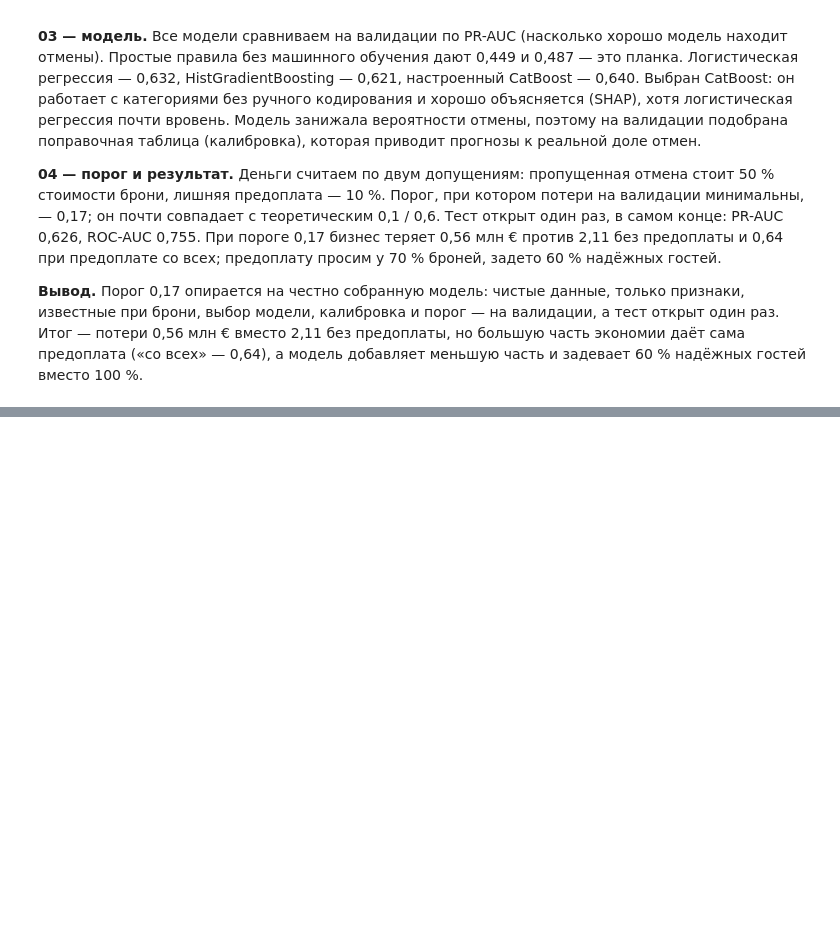
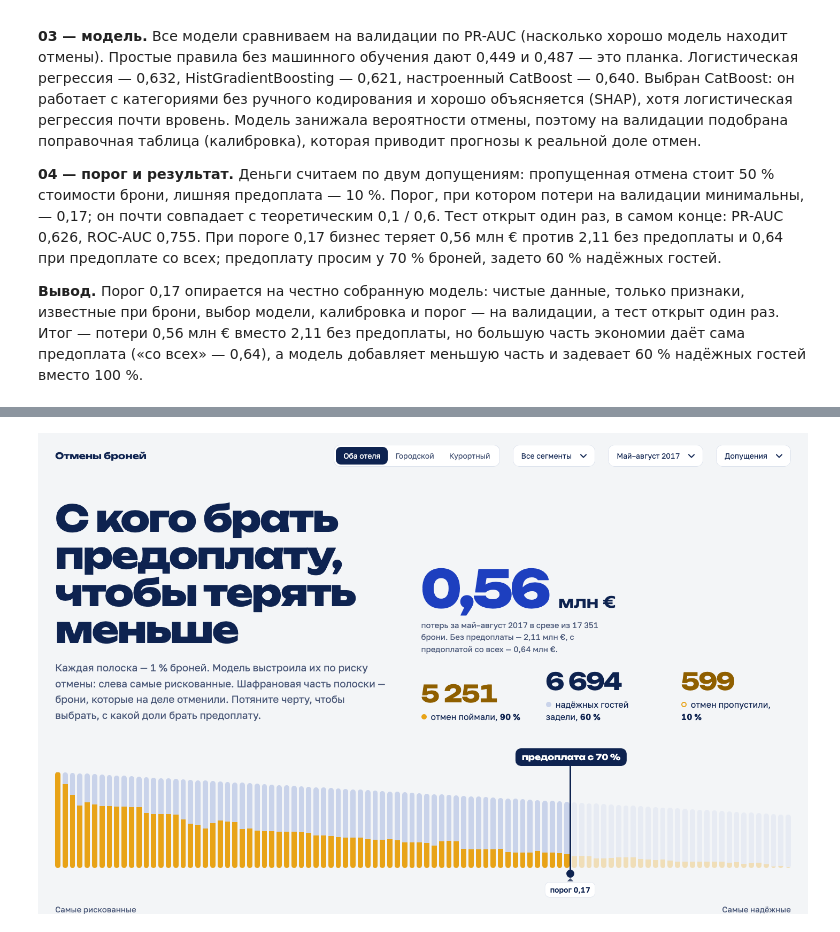
Before and after one commit to obivanio/hotel-cancellations-hse, a Jupyter notebook: notebooks/04_economics.ipynb, the cells around one changed output, grey strips where cells are left out. Cells and saved outputs as stored; diff of their text form; code cells hidden in the pictures; blank space fills up the shorter version.

```diff
--- a/notebooks/04_economics.ipynb
+++ b/notebooks/04_economics.ipynb
@@ -636,0 +657,4 @@ Image(filename=str(FIGURES_DIR / '20_model_full_pipeline.png'))
+# %%
+Image(filename=str(FIGURES_DIR / '21_dashboard.png'))
+# %% [output]
+[figure, added]
```
Also changed, not shown: parts of 8 cells of this notebook, 2 other files.
